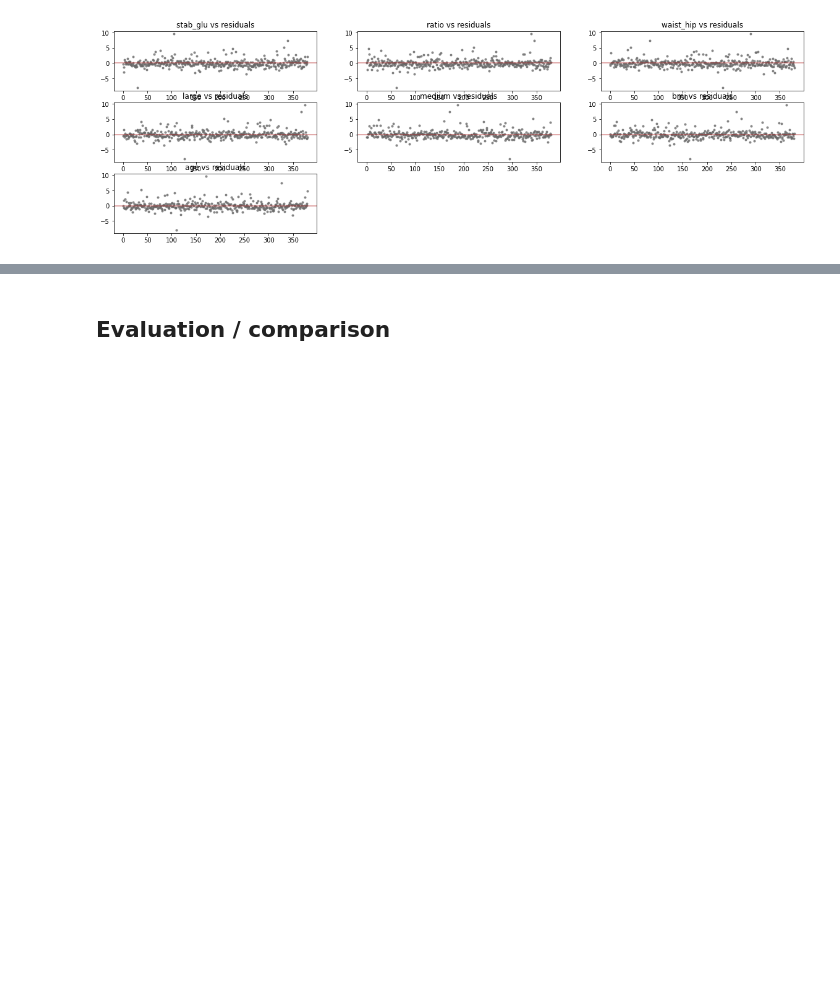
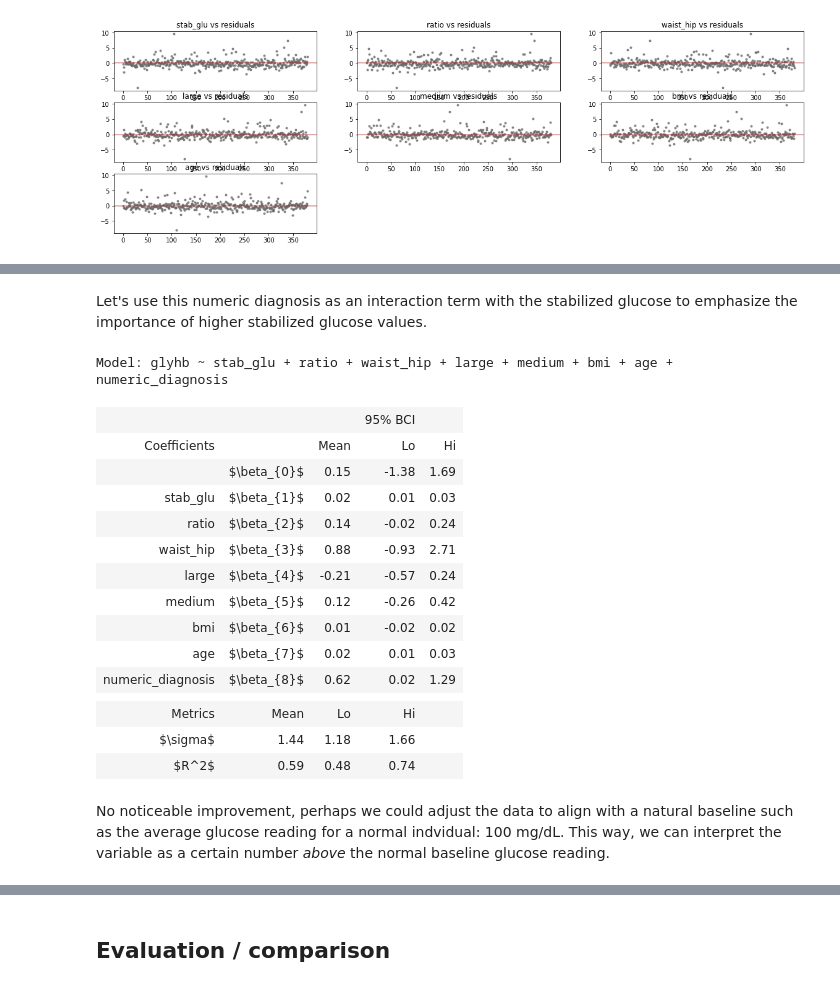
Before and after one commit to gagebenne/diabetes-data-analysis, a Jupyter notebook: model.ipynb, the cells around one changed output, grey strips where cells are left out. Cells and saved outputs as stored; diff of their text form; code cells hidden in the pictures; blank space fills up the shorter version.

```diff
--- a/model.ipynb
+++ b/model.ipynb
@@ -234,0 +266,3 @@ Wow -- these all look phenomenal. The residuals seem to indicate incredibly line
+# %%
+def A1c_to_eAG(A1c):
+    return 28.7 * A1c - 46.7
@@ -234,0 +271,26 @@ Wow -- these all look phenomenal. The residuals seem to indicate incredibly line
+# %% [markdown]
+Let's use this numeric diagnosis as an interaction term with the stabilized glucose to emphasize the importance of higher stabilized glucose values.
+# %%
+subset = ["stab_glu", "ratio", "waist_hip", "large", "medium", "bmi", "age", "numeric_diagnosis"]
+model = f'glyhb ~ {" + ".join(subset)}'
+result5 = models.bootstrap_linear_regression(model, data=data.dropna())
+models.describe_bootstrap_lr(result5)
+# %% [output]
+Model: glyhb ~ stab_glu + ratio + waist_hip + large + medium + bmi + age + numeric_diagnosis
+|  |  |  | 95% BCI |  |
+| Coefficients |  | Mean | Lo | Hi |
+|  | $\beta_{0}$ | 0.15 | -1.38 | 1.69 |
+| stab_glu | $\beta_{1}$ | 0.02 | 0.01 | 0.03 |
+| ratio | $\beta_{2}$ | 0.14 | -0.02 | 0.24 |
+| waist_hip | $\beta_{3}$ | 0.88 | -0.93 | 2.71 |
+| large | $\beta_{4}$ | -0.21 | -0.57 | 0.24 |
+| medium | $\beta_{5}$ | 0.12 | -0.26 | 0.42 |
+| bmi | $\beta_{6}$ | 0.01 | -0.02 | 0.02 |
+| age | $\beta_{7}$ | 0.02 | 0.01 | 0.03 |
+| numeric_diagnosis | $\beta_{8}$ | 0.62 | 0.02 | 1.29 |
+|  |  |  |  |  |
+| Metrics | Mean | Lo | Hi |  |
+| $\sigma$ | 1.44 | 1.18 | 1.66 |  |
+| $R^2$ | 0.59 | 0.48 | 0.74 |  |
+# %% [markdown]
+No noticeable improvement, perhaps we could adjust the data to align with a natural baseline such as the average glucose reading for a normal indvidual: 100 mg/dL. This way, we can interpret the variable as a certain number *above* the normal baseline glucose reading.
```
Also changed, not shown: parts of 64 cells of this notebook.
